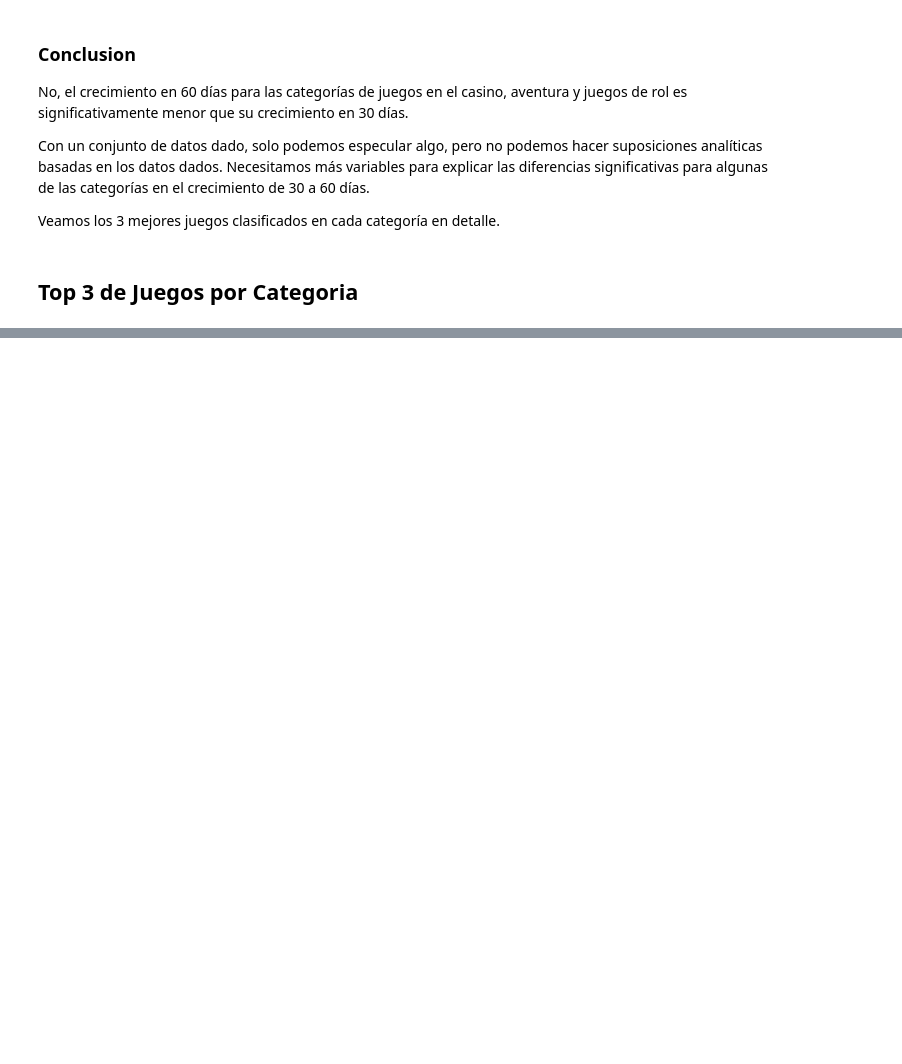
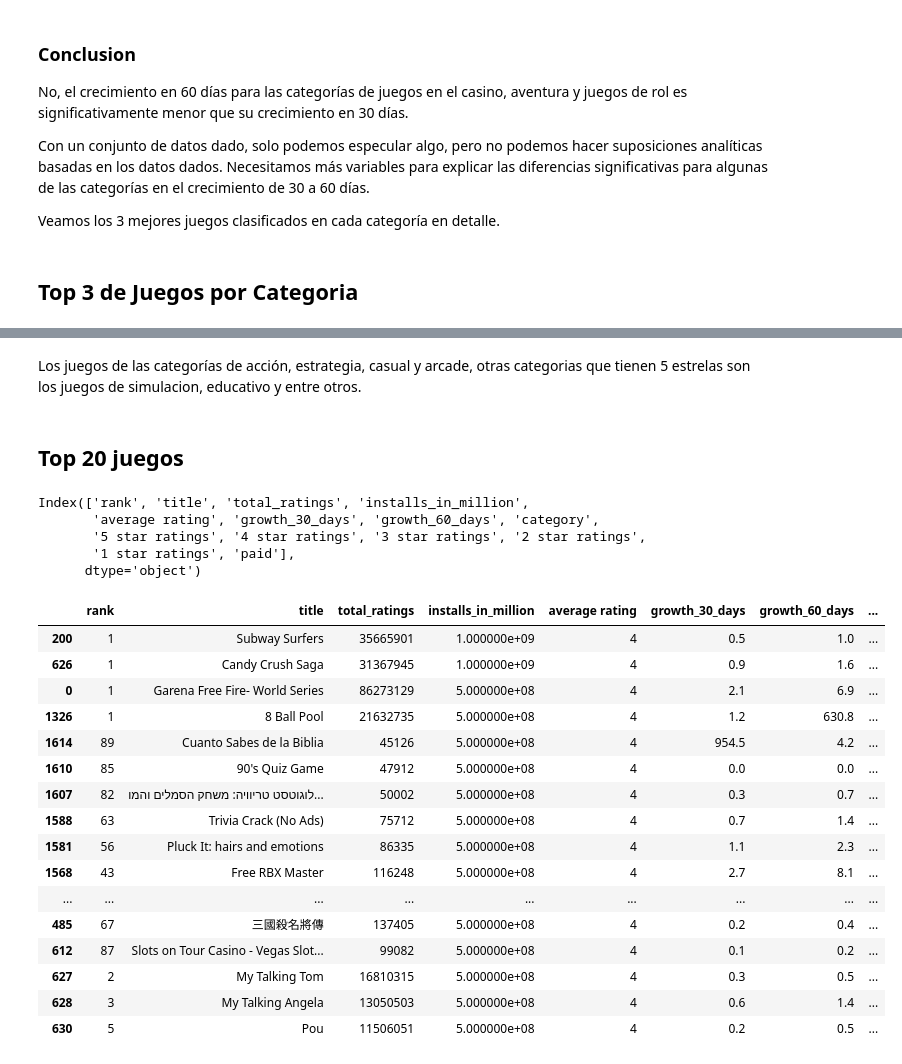
Before and after one commit to OscarABazanez/Analisis-de-Datos-de-Proyectos, a Jupyter notebook: analisis.ipynb, the cells around one changed output, grey strips where cells are left out. Saved outputs shown, nothing was run; the diff lists cells and outputs as text; code cells hidden in the pictures; blank space fills up the shorter version.

```diff
--- a/analisis.ipynb
+++ b/analisis.ipynb
@@ -12,7 +14,7 @@ from plotly.offline import iplot
 from plotly.subplots import make_subplots
 import plotly.figure_factory as ff
 # %%
-df = pd.read_csv('bd/android-games.csv')
+df = pd.read_csv('db/android-games.csv')
 df = df.rename(columns={'total ratings':'total_ratings'})
 df = df.rename(columns={'growth (30 days)':'growth_30_days'})
 df = df.rename(columns={'growth (60 days)':'growth_60_days'})
@@ -355,0 +477,34 @@ Veamos los 3 mejores juegos clasificados en cada categoría en detalle.
+# %% [markdown]
+Los juegos de las categorías de acción, estrategia, casual y arcade, otras categorias que tienen 5 estrelas son los juegos de simulacion, educativo y entre otros.
+# %% [markdown]
+## Top 20 juegos
+# %%
+df.columns
+# %% [output]
+Index(['rank', 'title', 'total_ratings', 'installs_in_million',
+       'average rating', 'growth_30_days', 'growth_60_days', 'category',
+       '5 star ratings', '4 star ratings', '3 star ratings', '2 star ratings',
+       '1 star ratings', 'paid'],
+      dtype='object')
+# %%
+# rdenamos los valores
+top_20 = df.sort_values(by='installs_in_million', ascending=False).head(20)
+top_20
+# %% [output]
+|  | rank | title | total_ratings | installs_in_million | average rating | growth_30_days | growth_60_days | ... |
+| 200 | 1 | Subway Surfers | 35665901 | 1.000000e+09 | 4 | 0.5 | 1.0 | ... |
+| 626 | 1 | Candy Crush Saga | 31367945 | 1.000000e+09 | 4 | 0.9 | 1.6 | ... |
+| 0 | 1 | Garena Free Fire- World Series | 86273129 | 5.000000e+08 | 4 | 2.1 | 6.9 | ... |
+| 1326 | 1 | 8 Ball Pool | 21632735 | 5.000000e+08 | 4 | 1.2 | 630.8 | ... |
+| 1614 | 89 | Cuanto Sabes de la Biblia | 45126 | 5.000000e+08 | 4 | 954.5 | 4.2 | ... |
+| 1610 | 85 | 90's Quiz Game | 47912 | 5.000000e+08 | 4 | 0.0 | 0.0 | ... |
+| 1607 | 82 | לוגוטסט טריוויה: משחק הסמלים והמו... | 50002 | 5.000000e+08 | 4 | 0.3 | 0.7 | ... |
+| 1588 | 63 | Trivia Crack (No Ads) | 75712 | 5.000000e+08 | 4 | 0.7 | 1.4 | ... |
+| 1581 | 56 | Pluck It: hairs and emotions | 86335 | 5.000000e+08 | 4 | 1.1 | 2.3 | ... |
+| 1568 | 43 | Free RBX Master | 116248 | 5.000000e+08 | 4 | 2.7 | 8.1 | ... |
+| ... | ... | ... | ... | ... | ... | ... | ... | ... |
+| 485 | 67 | 三國殺名將傳 | 137405 | 5.000000e+08 | 4 | 0.2 | 0.4 | ... |
+| 612 | 87 | Slots on Tour Casino - Vegas Slot... | 99082 | 5.000000e+08 | 4 | 0.1 | 0.2 | ... |
+| 627 | 2 | My Talking Tom | 16810315 | 5.000000e+08 | 4 | 0.3 | 0.5 | ... |
+| 628 | 3 | My Talking Angela | 13050503 | 5.000000e+08 | 4 | 0.6 | 1.4 | ... |
+| 630 | 5 | Pou | 11506051 | 5.000000e+08 | 4 | 0.2 | 0.5 | ... |
```
Also changed, not shown: parts of 15 cells of this notebook, 1 other file.
